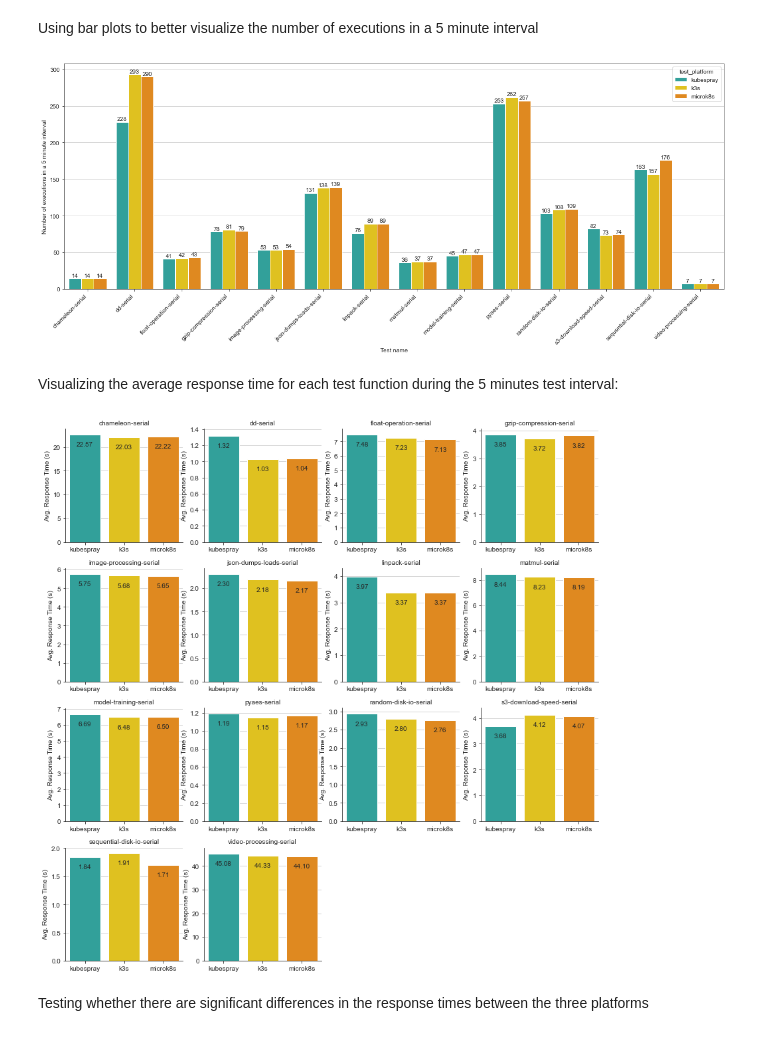
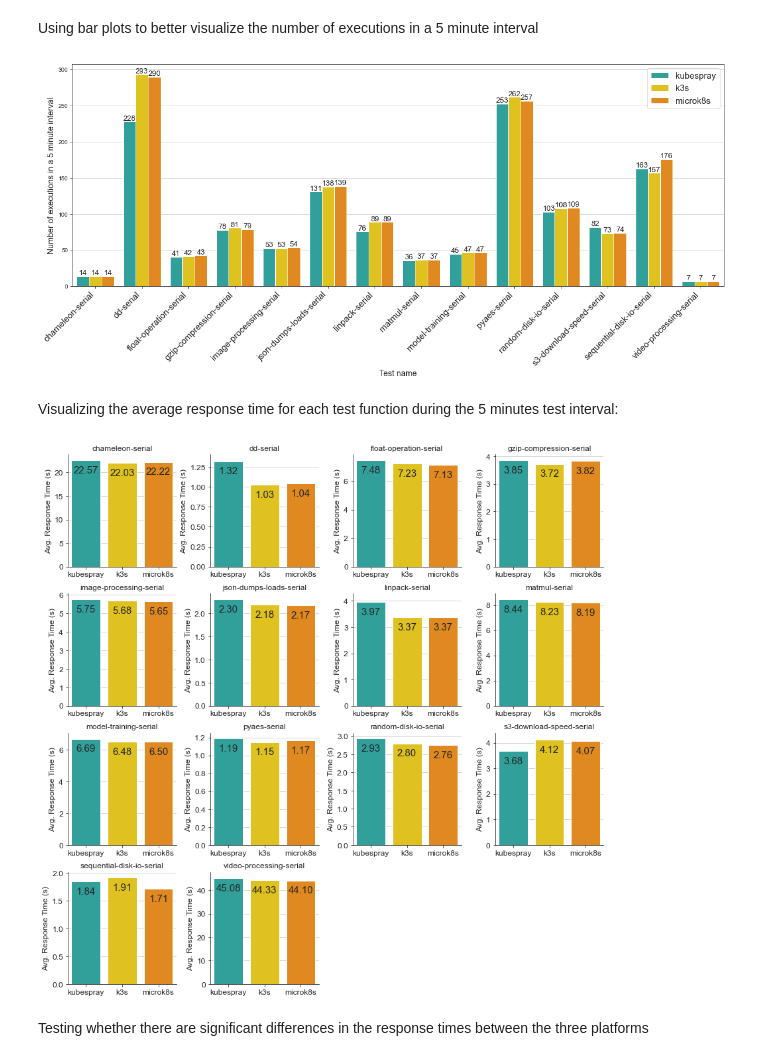
Before and after one commit to korvoj/k8s-distributions-iot-edge, a Jupyter notebook: k8s-distributions-iot-edge.ipynb, the cells around one changed output. Cells and saved outputs as stored; diff of their text form; code cells hidden in the pictures.

```diff
--- a/k8s-distributions-iot-edge.ipynb
+++ b/k8s-distributions-iot-edge.ipynb
@@ -84,8 +84,9 @@ k3s       chameleon            5.73
 Plotting the average cold start delay per platform
 # %%
 cold_start_mean_bars = sns.barplot(data=df_cold_start_container.groupby(['platform']).mean().reset_index(), x='platform', y='delay', order=TEST_PLATFORMS, errwidth=0, palette=['lightseagreen', 'gold', 'darkorange'])
-cold_start_mean_bars.set(xlabel='Platform')
-cold_start_mean_bars.set(ylabel='Avg. container start-up time (s)')
+cold_start_mean_bars.set_xlabel('Platform', fontsize=12)
+cold_start_mean_bars.set_ylabel('Avg. container start-up time (s)', fontsize=12)
+cold_start_mean_bars.tick_params(labelsize=15)
 for ax in cold_start_mean_bars.patches:
-    cold_start_mean_bars.annotate(format(ax.get_height(), '.3f'), (ax.get_x() + ax.get_width() / 2., ax.get_height()), ha = 'center', va = 'center', xytext = (0, -20), textcoords = 'offset points')
+    cold_start_mean_bars.annotate(format(ax.get_height(), '.3f'), (ax.get_x() + ax.get_width() / 2., ax.get_height()), ha = 'center', va = 'center', xytext = (0, -20), textcoords = 'offset points', fontsize=15)
 # %% [output]
@@ -225,13 +229,15 @@ Using bar plots to better visualize the number of executions in a 5 minute inter
 # %%
 fig = plt.figure(figsize=(20,7))
 serial_execution_count_plot = sns.countplot(x='test_name', hue='test_platform', data=df_serial, palette=['lightseagreen', 'gold', 'darkorange'])
 
 for ax in serial_execution_count_plot.patches:
-    serial_execution_count_plot.annotate(format(ax.get_height(), '.0f'), (ax.get_x() + ax.get_width() / 2., ax.get_height()), ha = 'center', va = 'center', xytext = (0, 5), textcoords = 'offset points')
-serial_execution_count_plot.set_xticklabels(serial_execution_count_plot.get_xticklabels(), rotation=45, horizontalalignment='right')
-serial_execution_count_plot.set(ylabel='Number of executions in a 5 minute interval', xlabel='Test name')
+    serial_execution_count_plot.annotate(format(ax.get_height(), '.0f'), (ax.get_x() + ax.get_width() / 2., ax.get_height()), ha = 'center', va = 'center', xytext = (0, 5), textcoords = 'offset points', fontsize=13)
+serial_execution_count_plot.set_xticklabels(serial_execution_count_plot.get_xticklabels(), rotation=45, horizontalalignment='right', fontsize=15)
+serial_execution_count_plot.set_ylabel('Number of executions in a 5 minute interval', fontsize=14)
+serial_execution_count_plot.set_xlabel('Test name', fontsize=14)
+serial_execution_count_plot.legend(fontsize=15)
 plt.show()
 # %% [output]
-[figure, old version]
+[figure, new version]
 # %%
 fig = serial_execution_count_plot.get_figure()
@@ -243,14 +249,16 @@ serial_execution_avg_bar_plot = sns.FacetGrid(df_serial, col="test_name", hue='t
                                               sharex=False)
 serial_execution_avg_bar_plot = serial_execution_avg_bar_plot.map(sns.barplot, 'test_platform', 'response-time',
                                                                   order=TEST_PLATFORMS, errwidth=0)
-serial_execution_avg_bar_plot.set_titles('{col_name}')
+serial_execution_avg_bar_plot.set_titles('{col_name}', size=12)
+serial_execution_avg_bar_plot.fig.tight_layout(w_pad=3)
 for ax in serial_execution_avg_bar_plot.axes.ravel():
-    ax.set(ylabel='Avg. Response Time (s)')
-    ax.set(xlabel='')
+    ax.set_ylabel('Avg. Response Time (s)', fontsize=12)
+    ax.set_xlabel('')
+    ax.tick_params(labelsize=12)
     for p in ax.patches:
         ax.annotate(format(p.get_height(), '.2f'), (p.get_x() + p.get_width() / 2., p.get_height()), ha='center',
-                    va='center', xytext=(0, -15), textcoords='offset points')
+                    va='center', xytext=(0, -15), textcoords='offset points', fontsize=15)
 plt.show()
 # %% [output]
-[figure, old version]
+[figure, new version]
 # %%
```
Also changed, not shown: parts of 18 cells of this notebook, 9 other files.
